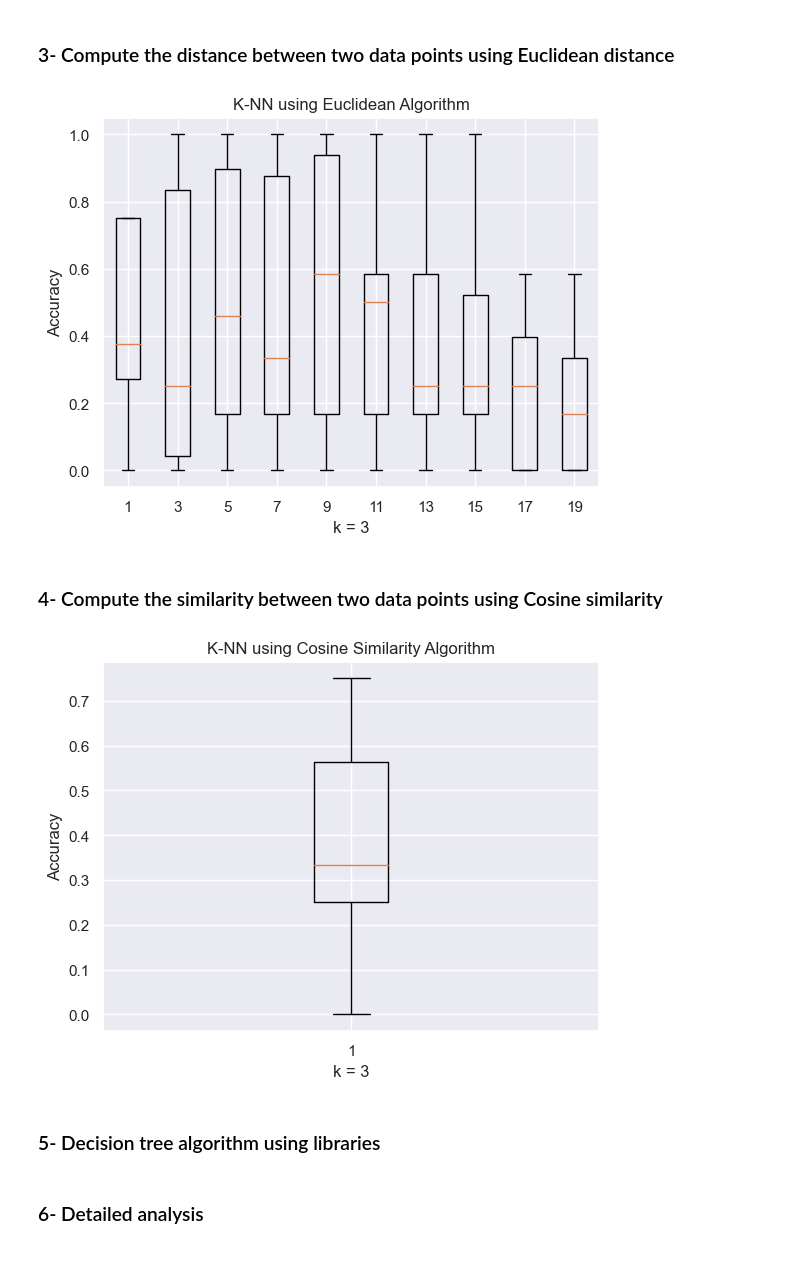
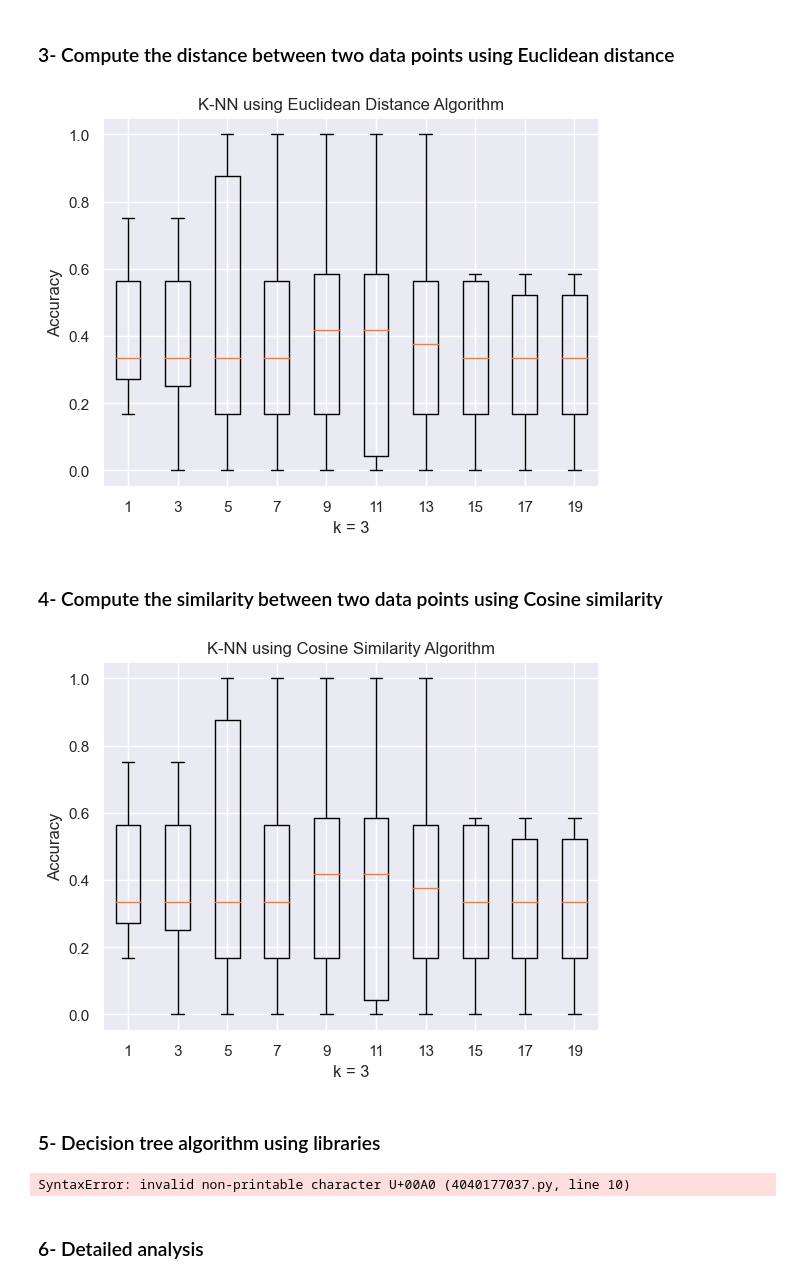
Before and after one commit to aLmktr/COMP3602-Project, a Jupyter notebook: Part3/Acute_Inflammation .ipynb, the cells around one changed output. Saved outputs shown, nothing was run; the diff lists cells and outputs as text; code cells hidden in the pictures.

```diff
--- a/Part3/Acute_Inflammation .ipynb
+++ b/Part3/Acute_Inflammation .ipynb
@@ -183,10 +183,10 @@ plt.boxplot(data)
 plt.xticks(range(1, len(data.index) + 1), data.index)
 plt.ylabel('Accuracy')
 plt.xlabel('k = 3')
-plt.title('K-NN using Euclidean Algorithm')
+plt.title('K-NN using Euclidean Distance Algorithm')
 plt.show()
 # %% [output]
-[figure, old version]
+[figure, new version]
 # %% [markdown]
 ### 4- Compute the similarity between two data points using Cosine similarity
 # %%
@@ -232,12 +232,26 @@ for i in range(len(k)):
     vals[i] = cross_validate(x, y, form, algorithm=knn_cosine)
 data = pd.Series(data=vals, index=k)
 # %%
-plt.boxplot(acc)
+plt.boxplot(data)
+plt.xticks(range(1, len(data.index) + 1), data.index)
 plt.ylabel('Accuracy')
 plt.xlabel('k = 3')
 plt.title('K-NN using Cosine Similarity Algorithm')
 plt.show()
 # %% [output]
-[figure, old version]
+[figure, new version]
 # %% [markdown]
 ### 5-  Decision tree algorithm using libraries
+# %%
+from sklearn.tree import DecisionTreeClassifier
+from sklearn.model_selection import cross_val_score
+
+y = df["6"]
+X = df.drop("6", axis = 1)
+
+X_train, X_test, y_train, y_test = train_test_split(X, y, test_size = 0.1, random_state = 42)
+# k = 2
+dt = DecisionTreeClassifier(max_depth = 2, random_state = 42)
+scores = cross_val_score(dt, X, y, scoring = "accuracy", cv = 10)
+# %% [output]
+SyntaxError: invalid non-printable character U+00A0 (4040177037.py, line 10)
```
Also changed, not shown: parts of 1 cell of this notebook.
